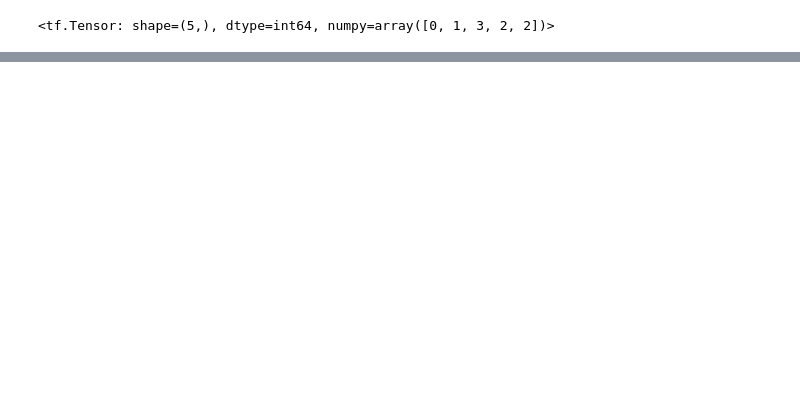
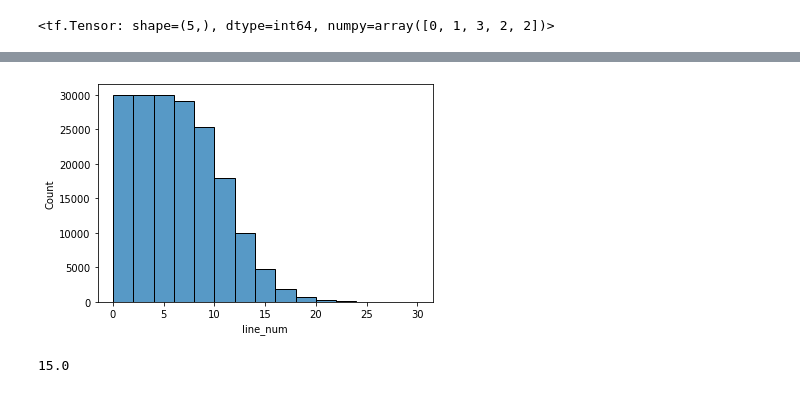
Before and after one commit to bartoszkozakiewicz/DeepLearning, a Jupyter notebook: 09_Skim_Lit_Project.ipynb, the cells around one changed output, grey strips where cells are left out. Saved outputs shown, nothing was run; the diff lists cells and outputs as text; code cells hidden in the pictures; blank space fills up the shorter version.

```diff
--- a/09_Skim_Lit_Project.ipynb
+++ b/09_Skim_Lit_Project.ipynb
@@ -961,0 +986,11 @@ model_4_results
+# %%
+#Plot
+import seaborn as sns
+sns.histplot(data=train_df,x="line_num",bins=15);
+# %% [output]
+[figure, added]
+# %%
+import numpy as np
+np.percentile(train_df["line_num"],98)
+# %% [output]
+15.0
```
Also changed, not shown: parts of 57 cells of this notebook.
